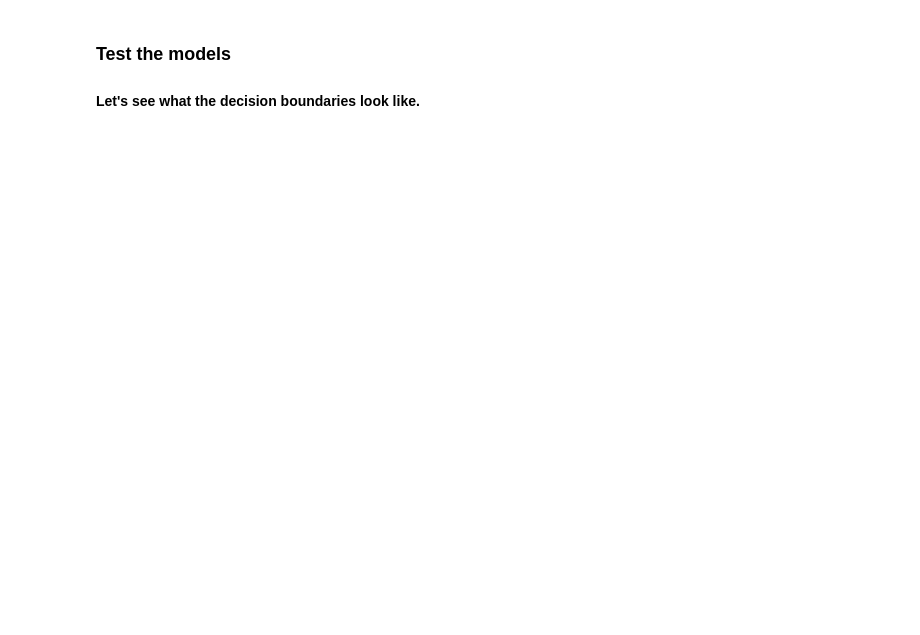
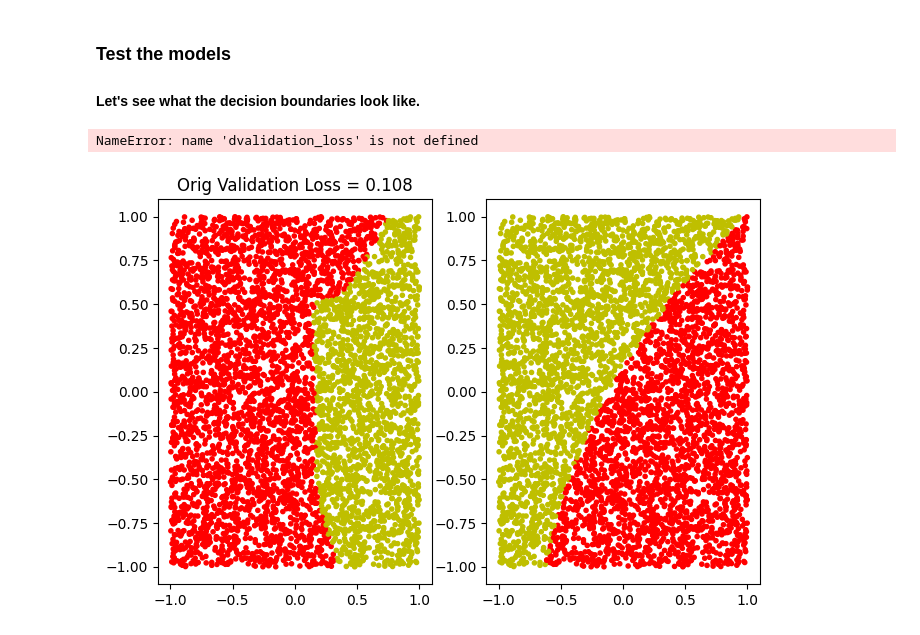
Before and after one commit to eth-tran/CS479-Assignment-3, a Jupyter notebook: a3q3.ipynb, the cells around one changed output. Saved outputs shown, nothing was run; the diff lists cells and outputs as text; code cells hidden in the pictures; blank space fills up the shorter version.

```diff
--- a/a3q3.ipynb
+++ b/a3q3.ipynb
@@ -188,18 +191,21 @@ l2losses = None
 # %%
 
 # Compute validation losses here: "validation_loss", "dvalidation_loss", "l2validation_loss
 
 # Displaying the results
 plt.figure(figsize=(12,5))
 plt.subplot(1,3,1)
 #Original model
-validation.plot(labels=net(validation.inputs())); plt.title(f'Orig Validation Loss = {validation_loss:.3f}')
+validation.plot(labels=net(validation.inputs())); plt.title(f'Orig Validation Loss = {0.1078106090426445:.3f}')
 plt.subplot(1,3,2)
 #Model with dropout
 validation.plot(labels=dnet(validation.inputs())); plt.title(f'Dropout Validation Loss = {dvalidation_loss:.3f}');
 plt.subplot(1,3,3)
 #Model with L2 regularization
 validation.plot(labels=l2net(validation.inputs())); plt.title(f'L2 reg Validation Loss = {l2validation_loss:.3f}');
+# %% [output]
+NameError: name 'dvalidation_loss' is not defined
+[figure, added]
 # %%
 
 #Share your conclusions here or in Markdown
```
Also changed, not shown: parts of 3 cells of this notebook.
